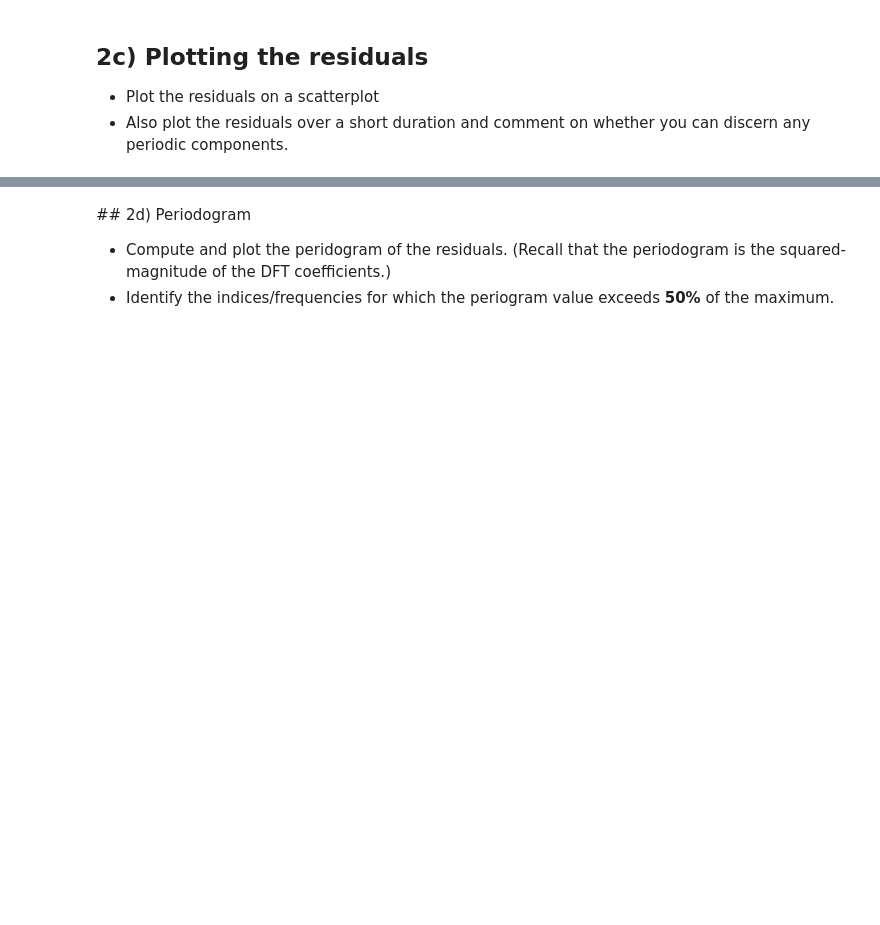
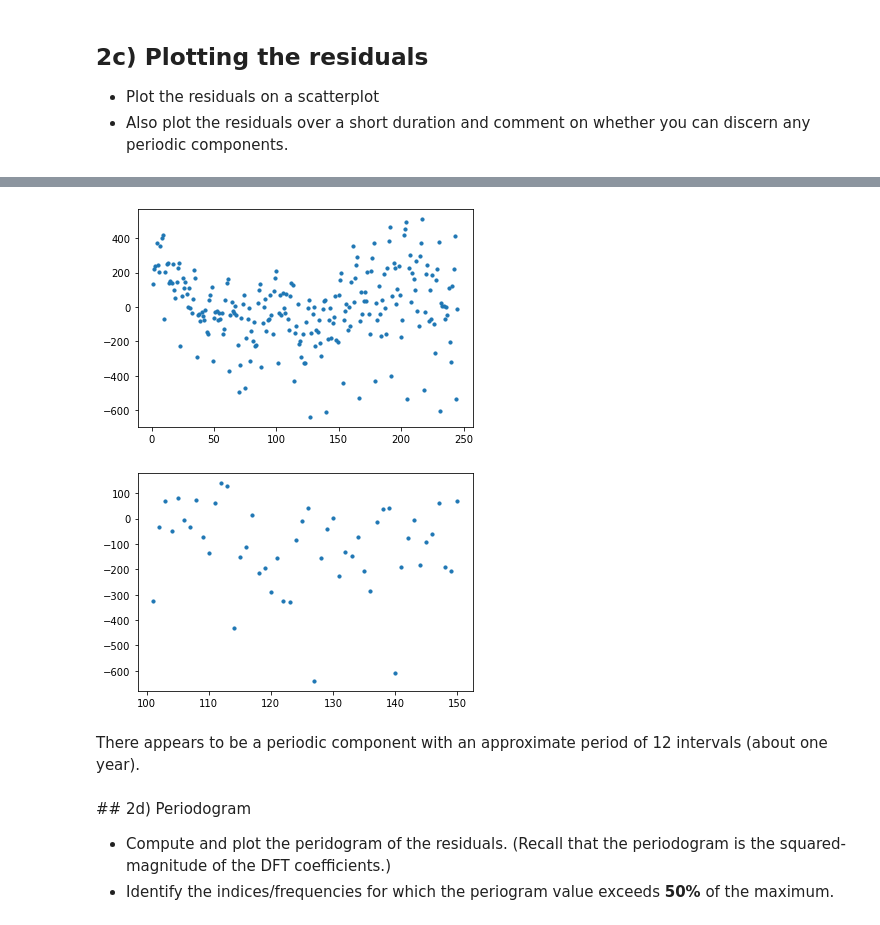
Before and after one commit to Nicholas-Ho/Data-Science-Exercises, a Jupyter notebook: Exercises/03 Exercise Notebook 3.ipynb, the cells around one changed output, grey strips where cells are left out. Cells and saved outputs as stored; diff of their text form; code cells hidden in the pictures; blank space fills up the shorter version.

```diff
--- a/Exercises/03 Exercise Notebook 3.ipynb
+++ b/Exercises/03 Exercise Notebook 3.ipynb
@@ -78,3 +98,16 @@ All numerical outputs should be displayed to three decimal places.
+# %%
+# Scatter plot
+plt.scatter(xvals, res, s=10)
+plt.show()
+
+# Scatter plot (zoomed in)
+plt.scatter(xvals[100:150], res[100:150], s=10)
+plt.show()
+# %% [output]
+[figure, added]
+[figure, added]
+# %% [markdown]
+There appears to be a periodic component with an approximate period of 12 intervals (about one year).
 # %% [markdown]
 ## 2d) Periodogram
 
```
Also changed, not shown: parts of 19 cells of this notebook, 5 other files.
